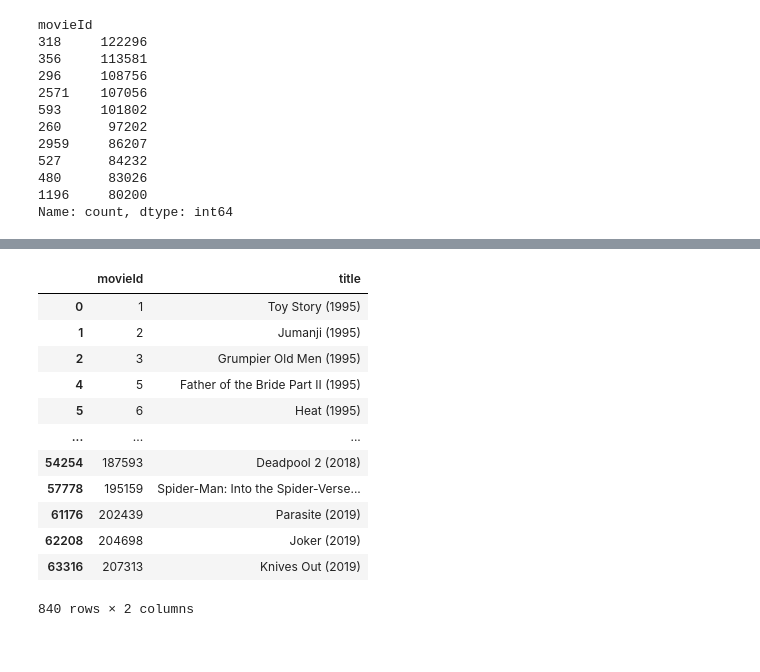
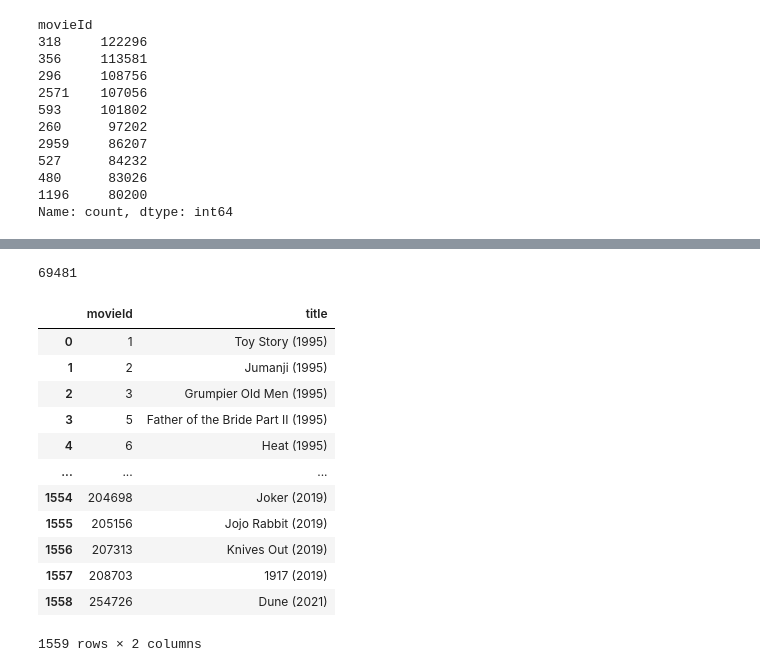
Before and after one commit to LordOfTurtles/AI-Erik-Johansson-OPA23, a Jupyter notebook: labs/labb1.ipynb, the cells around one changed output, grey strips where cells are left out. Drawn from its saved outputs; the diff is of its cells as text; code cells hidden in the pictures.

```diff
--- a/labs/labb1.ipynb
+++ b/labs/labb1.ipynb
@@ -282,6 +282,6 @@ movieId
 Name: count, dtype: int64
 # %%
 # suggested sorting by treshold of value counts https://stackoverflow.com/questions/67006008/pandas-how-to-get-the-value-counts-above-a-threshold
-df_ratings_adjusted = df_ratings[df_ratings.groupby("movieId")["movieId"].transform('size')>10000]
+df_ratings_adjusted = df_ratings[df_ratings.groupby("movieId")["movieId"].transform('size')>5000]
 df_ratings_adjusted["movieId"].unique().shape
 # %% [output]
@@ -311,19 +295,24 @@ array([     1,    110,    158,    260,    356,    596,   1036,   1196,
 
 mask = df_movies["movieId"].isin(df_ratings_adjusted["movieId"].unique())
 
-df_movies_adjusted = df_movies[mask]
-df_movies_adjusted
+df_movies_adjusted = df_movies[mask].reset_index(drop=True)
+df_movies_adjusted["movieId"][1335]
 # %% [output]
-|  | movieId | title |
-| 0 | 1 | Toy Story (1995) |
-| 1 | 2 | Jumanji (1995) |
-| 2 | 3 | Grumpier Old Men (1995) |
-| 4 | 5 | Father of the Bride Part II (1995) |
-| 5 | 6 | Heat (1995) |
-| ... | ... | ... |
-| 54254 | 187593 | Deadpool 2 (2018) |
-| 57778 | 195159 | Spider-Man: Into the Spider-Verse... |
-| 61176 | 202439 | Parasite (2019) |
-| 62208 | 204698 | Joker (2019) |
-| 63316 | 207313 | Knives Out (2019) |
-840 rows × 2 columns
+69481
+# %%
+df_movies_adjusted = df_movies[mask].reset_index(drop=True)
+df_movies_adjusted
+# %% [output]
+|  | movieId | title |
+| 0 | 1 | Toy Story (1995) |
+| 1 | 2 | Jumanji (1995) |
+| 2 | 3 | Grumpier Old Men (1995) |
+| 3 | 5 | Father of the Bride Part II (1995) |
+| 4 | 6 | Heat (1995) |
+| ... | ... | ... |
+| 1554 | 204698 | Joker (2019) |
+| 1555 | 205156 | Jojo Rabbit (2019) |
+| 1556 | 207313 | Knives Out (2019) |
+| 1557 | 208703 | 1917 (2019) |
+| 1558 | 254726 | Dune (2021) |
+1559 rows × 2 columns
```
Also changed, not shown: parts of 13 cells of this notebook, 1 other file.
